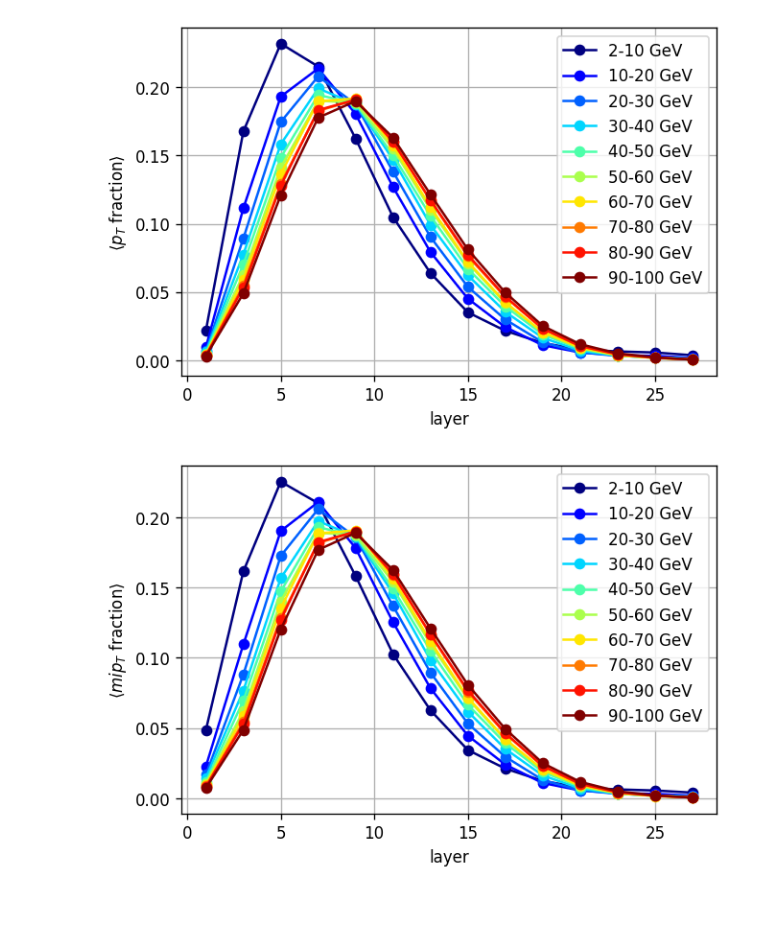
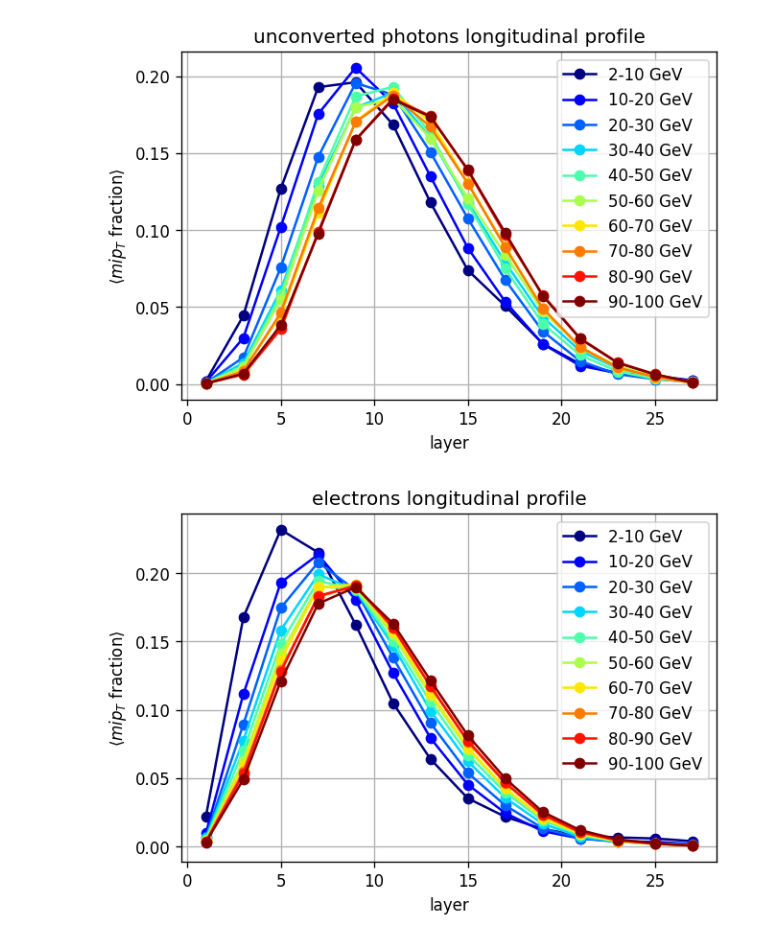
Before and after one commit to jbsauvan/realistic-signaldriven-elinks, a Jupyter notebook: longitudinal-profile-analysis/notebooks/longitudinal_profiles.ipynb, the cells around one changed output. Saved outputs shown, nothing was run; the diff lists cells and outputs as text; code cells hidden in the pictures; blank space fills up the shorter version.

```diff
--- a/longitudinal-profile-analysis/notebooks/longitudinal_profiles.ipynb
+++ b/longitudinal-profile-analysis/notebooks/longitudinal_profiles.ipynb
@@ -138,6 +155,6 @@ mean_profile
 # %%
-n = 10
-colors = pl.cm.jet(np.linspace(0,1,n))
+n_pts = 10
+colors = pl.cm.jet(np.linspace(0,1,n_pts))
 legends = [
    '2-10 GeV',
    '10-20 GeV',
@@ -150,30 +167,32 @@ legends = [
    '80-90 GeV',
    '90-100 GeV',
 ]
-plt.figure(dpi=120)
-for bin_pt in range(n):
-    plt.plot(mean_profile[mean_profile.bin_pt==bin_pt].set_index('tc_layer').tc_pt,
-             'o-',
-             color=colors[bin_pt],
-            label=legends[bin_pt])
-plt.xlabel('layer')
-plt.ylabel(r'$\langle p_{T}$ fraction$\rangle$')
-plt.grid()
-plt.legend()
-plt.show()
+yaxis_label = {
+    'tc_pt':r'$\langle p_{T}$ fraction$\rangle$',
+    'tc_mipPt':r'$\langle mip_{T}$ fraction$\rangle$',
+}
+plot_title = {
+    0:"unconverted photons longitudinal profile",
+    1:"electrons longitudinal profile",
+}
-# %% [output]
-[figure, removed]
 # %%
-plt.figure(dpi=120)
-for bin_pt in range(n):
-    plt.plot(mean_profile[mean_profile.bin_pt==bin_pt].set_index('tc_layer').tc_mipPt,
-             'o-',
-             color=colors[bin_pt],
-            label=legends[bin_pt])
-plt.xlabel('layer')
-plt.ylabel(r'$\langle mip_{T}$ fraction$\rangle$')
-plt.grid()
-plt.legend()
-plt.show()
+def plot_profiles(pt_variable, particle_type):
+    plt.figure(dpi=120)
+    for bin_pt in range(n_pts):
+        plt.plot(mean_profile.query(f'genpart_pid=={particle_type} & bin_pt=={bin_pt}')\
+                 .set_index('tc_layer').tc_pt,
+                 'o-',
+                 color=colors[bin_pt],
+                label=legends[bin_pt])
+    plt.xlabel('layer')
+    plt.ylabel(yaxis_label[pt_variable])
+    plt.grid()
+    plt.legend()
+    plt.title(plot_title[particle_type])
+    plt.show()
-# %% [output]
-[figure, removed]
+# %%
+plot_profiles('tc_mipPt', particle_type=0)
+plot_profiles('tc_mipPt', particle_type=1)
+# %% [output]
+[figure, added]
+[figure, added]
```
Also changed, not shown: parts of 11 cells of this notebook.
